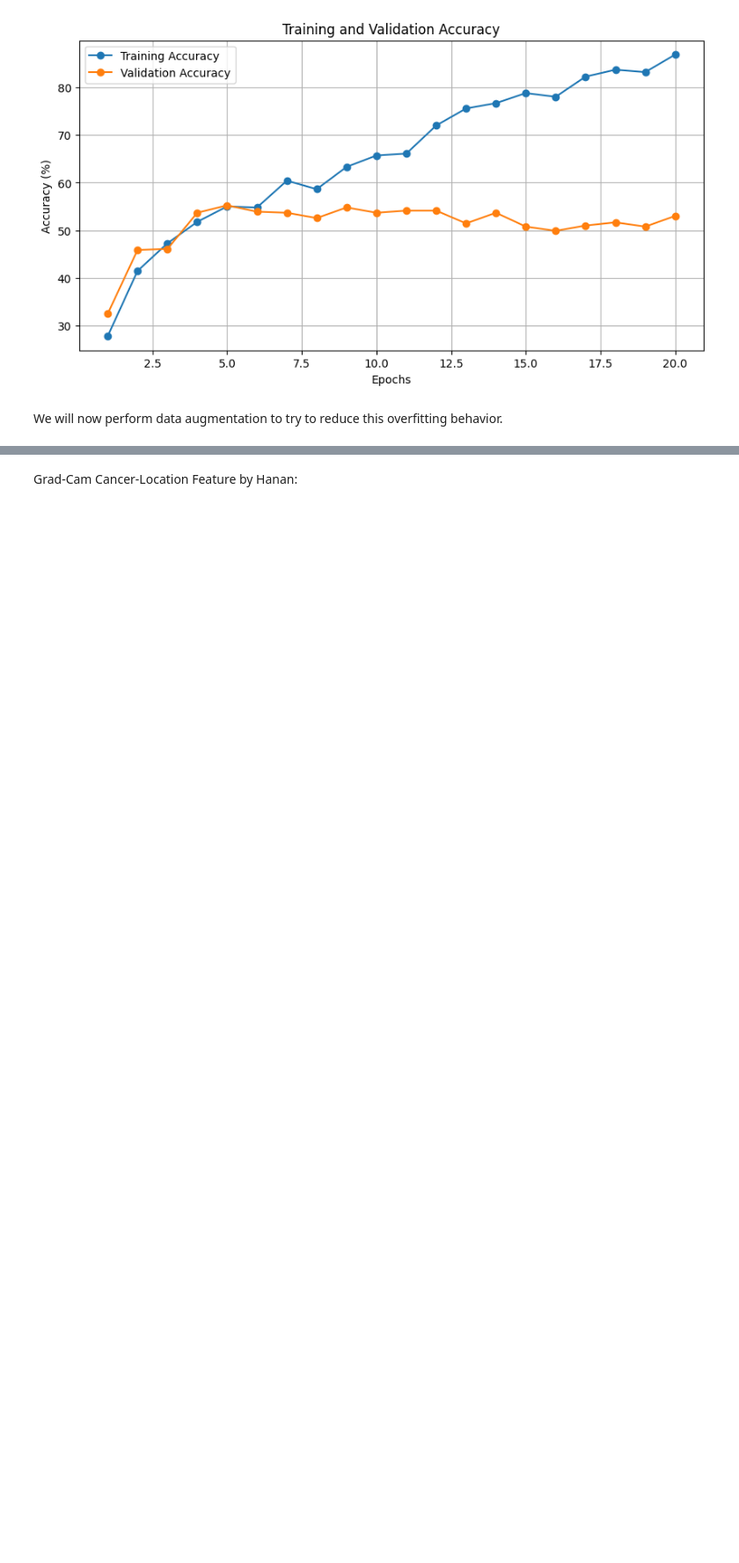
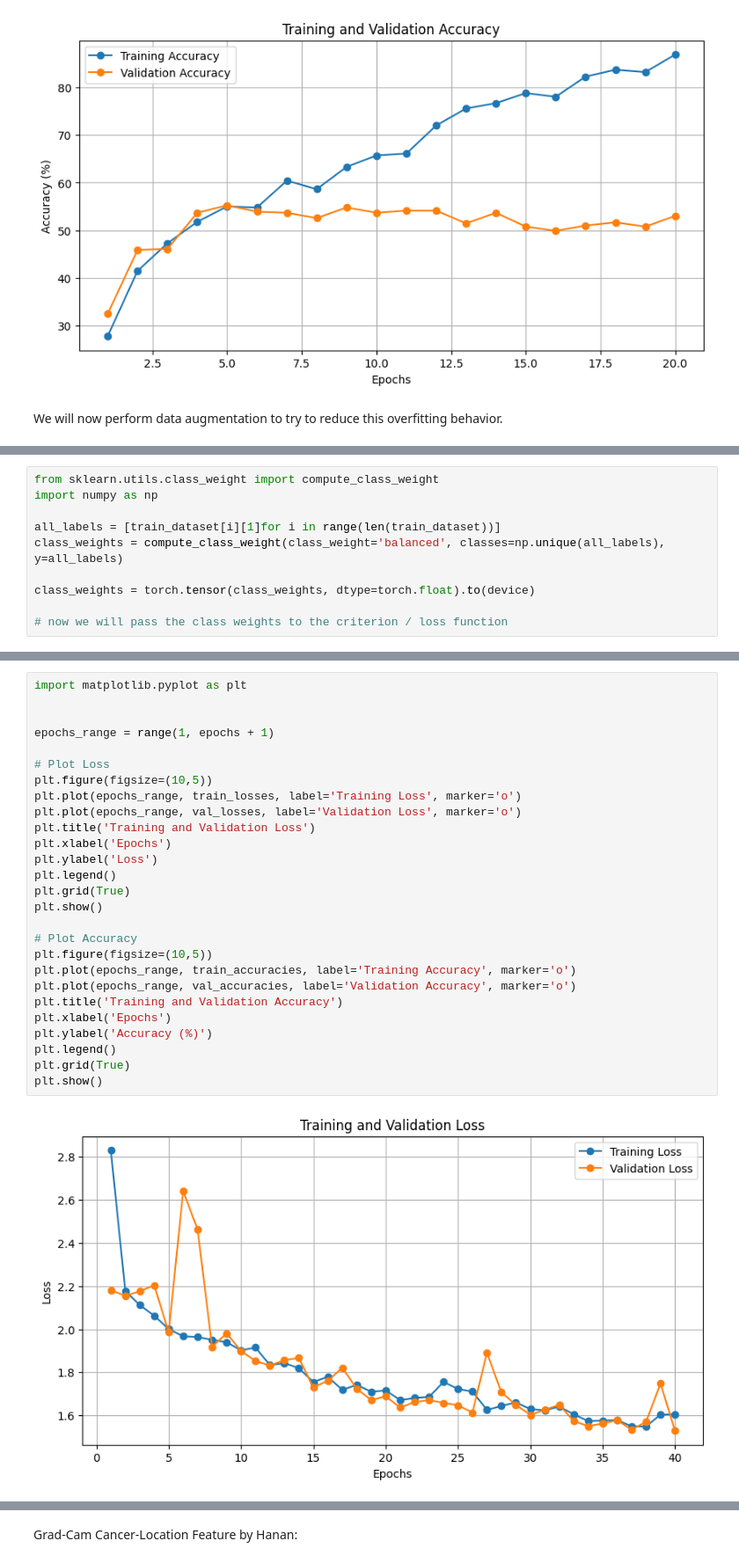
Before and after one commit to cliffpm/344-Final-Project, a Jupyter notebook: src/skin_cancer_classif.ipynb, the cells around one changed output, grey strips where cells are left out. Shown at 88% size. Drawn from its saved outputs; the diff is of its cells as text; blank space fills up the shorter version.

```diff
--- a/src/skin_cancer_classif.ipynb
+++ b/src/skin_cancer_classif.ipynb
@@ -311,0 +619,10 @@ for epoch in tqdm(range(epochs)):
+# %%
+from sklearn.utils.class_weight import compute_class_weight
+import numpy as np
+
+all_labels = [train_dataset[i][1]for i in range(len(train_dataset))]
+class_weights = compute_class_weight(class_weight='balanced', classes=np.unique(all_labels), y=all_labels)
+
+class_weights = torch.tensor(class_weights, dtype=torch.float).to(device)
+
+# now we will pass the class weights to the criterion / loss function
@@ -311,0 +754,29 @@ for epoch in tqdm(range(epochs)):
+# %%
+import matplotlib.pyplot as plt
+
+
+epochs_range = range(1, epochs + 1)
+
+# Plot Loss
+plt.figure(figsize=(10,5))
+plt.plot(epochs_range, train_losses, label='Training Loss', marker='o')
+plt.plot(epochs_range, val_losses, label='Validation Loss', marker='o')
+plt.title('Training and Validation Loss')
+plt.xlabel('Epochs')
+plt.ylabel('Loss')
+plt.legend()
+plt.grid(True)
+plt.show()
+
+# Plot Accuracy
+plt.figure(figsize=(10,5))
+plt.plot(epochs_range, train_accuracies, label='Training Accuracy', marker='o')
+plt.plot(epochs_range, val_accuracies, label='Validation Accuracy', marker='o')
+plt.title('Training and Validation Accuracy')
+plt.xlabel('Epochs')
+plt.ylabel('Accuracy (%)')
+plt.legend()
+plt.grid(True)
+plt.show()
+# %% [output]
+[figure, added]
```
Also changed, not shown: parts of 13 cells of this notebook.
